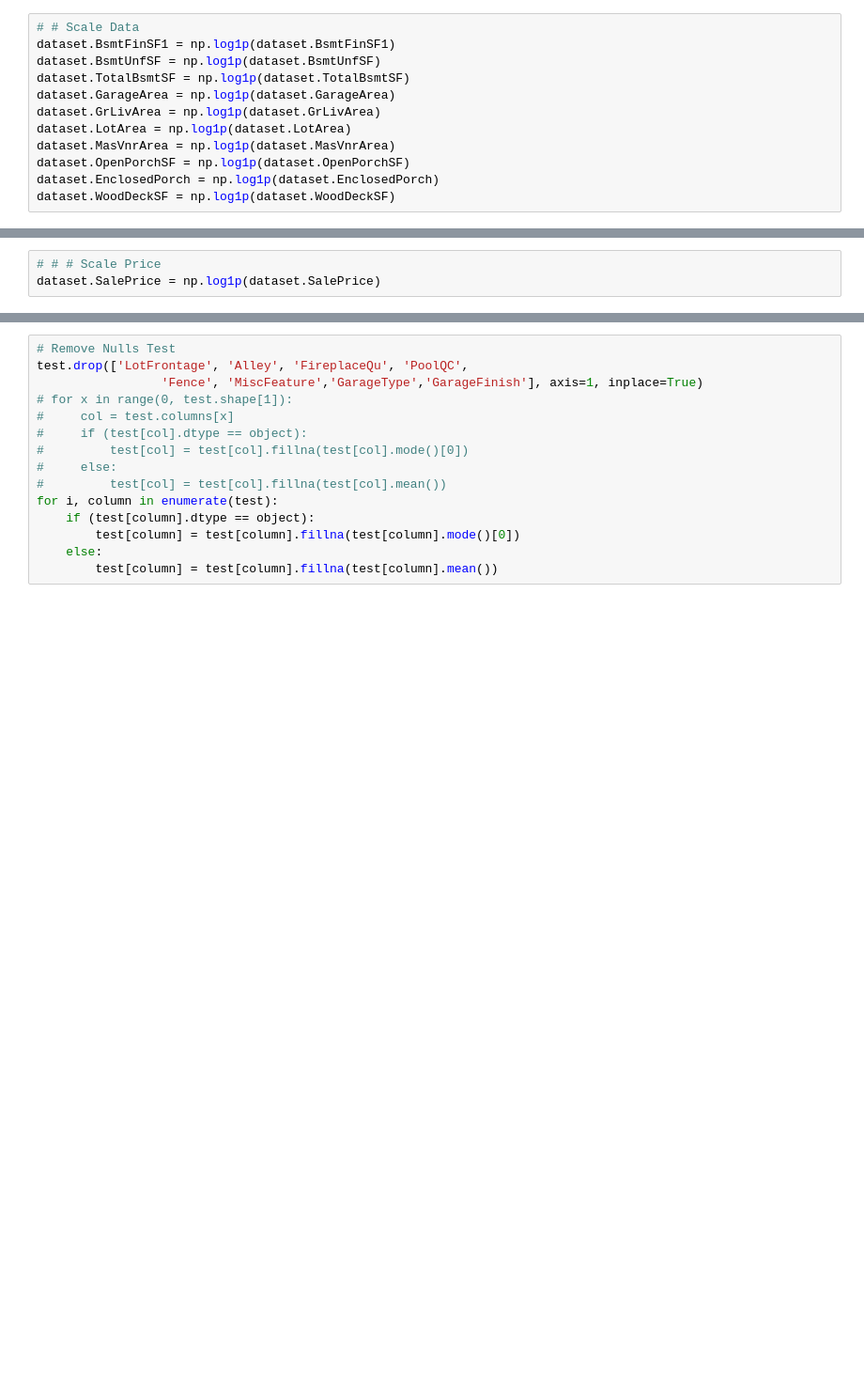
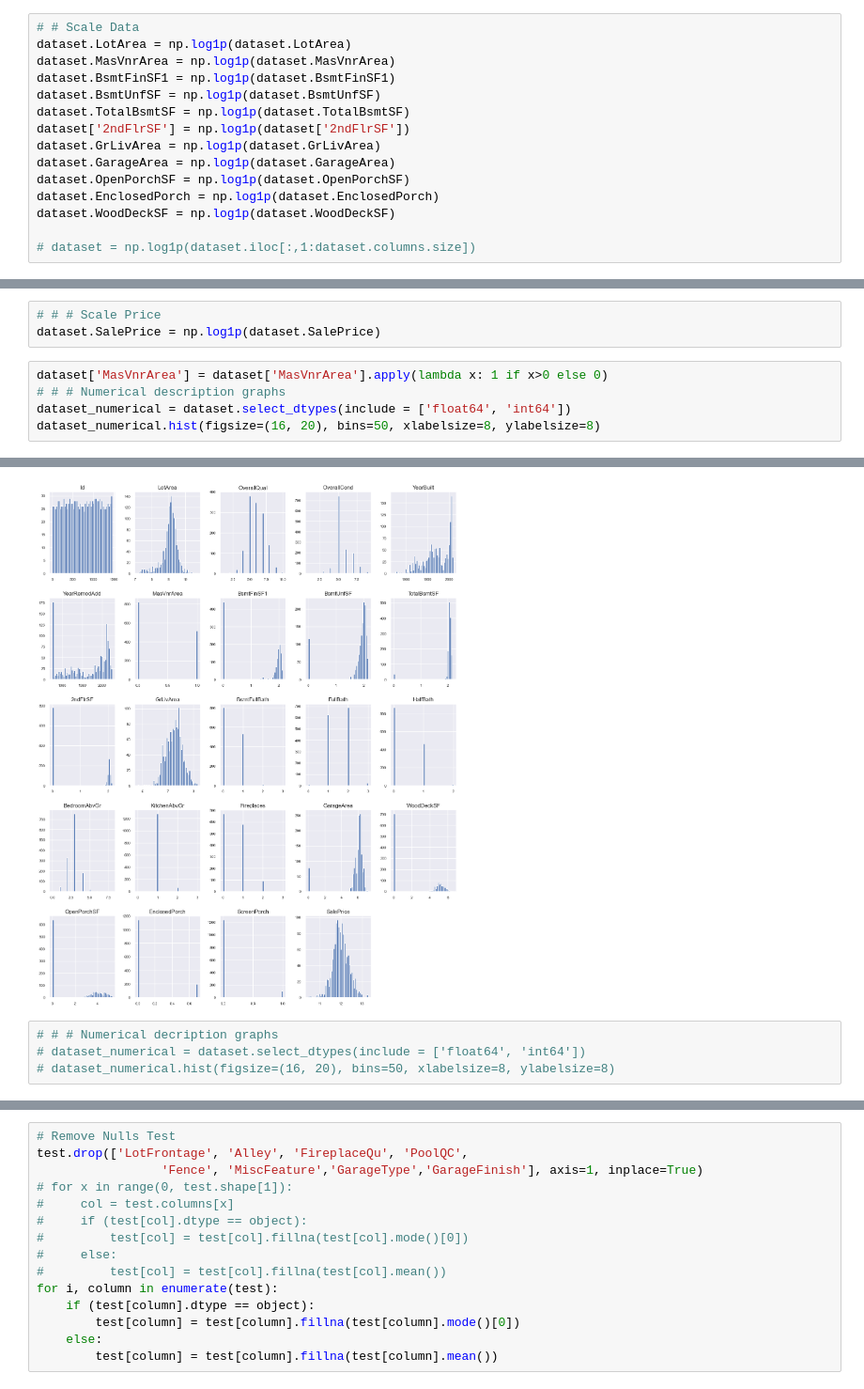
Before and after one commit to stytSofo/HousePricesPredictor, a Jupyter notebook: Predictor.ipynb, the cells around one changed output, grey strips where cells are left out. Shown at 94% size. Drawn from its saved outputs; the diff is of its cells as text; blank space fills up the shorter version.

```diff
--- a/Predictor.ipynb
+++ b/Predictor.ipynb
@@ -295,15 +409,18 @@ dataset
 # %%
 # # Scale Data
+dataset.LotArea = np.log1p(dataset.LotArea)
+dataset.MasVnrArea = np.log1p(dataset.MasVnrArea)
 dataset.BsmtFinSF1 = np.log1p(dataset.BsmtFinSF1)
 dataset.BsmtUnfSF = np.log1p(dataset.BsmtUnfSF)
 dataset.TotalBsmtSF = np.log1p(dataset.TotalBsmtSF)
+dataset['2ndFlrSF'] = np.log1p(dataset['2ndFlrSF'])
+dataset.GrLivArea = np.log1p(dataset.GrLivArea)
 dataset.GarageArea = np.log1p(dataset.GarageArea)
-dataset.GrLivArea = np.log1p(dataset.GrLivArea)
-dataset.LotArea = np.log1p(dataset.LotArea)
-dataset.MasVnrArea = np.log1p(dataset.MasVnrArea)
 dataset.OpenPorchSF = np.log1p(dataset.OpenPorchSF)
 dataset.EnclosedPorch = np.log1p(dataset.EnclosedPorch)
 dataset.WoodDeckSF = np.log1p(dataset.WoodDeckSF)
+
+# dataset = np.log1p(dataset.iloc[:,1:dataset.columns.size])
 # %%
 pd.set_option('display.max_columns',None)
 dataset
@@ -324,3 +441,9 @@ dataset
 # %%
 # # # Scale Price
 dataset.SalePrice = np.log1p(dataset.SalePrice)
+# %%
+dataset['MasVnrArea'] = dataset['MasVnrArea'].apply(lambda x: 1 if x>0 else 0)
+# # # Numerical description graphs
+dataset_numerical = dataset.select_dtypes(include = ['float64', 'int64'])
+dataset_numerical.hist(figsize=(16, 20), bins=50, xlabelsize=8, ylabelsize=8)
+# %% [output]
@@ -327 +467,6 @@ dataset.SalePrice = np.log1p(dataset.SalePrice)
+[figure, added]
+# %%
+# # # Numerical decription graphs
+# dataset_numerical = dataset.select_dtypes(include = ['float64', 'int64'])
+# dataset_numerical.hist(figsize=(16, 20), bins=50, xlabelsize=8, ylabelsize=8)
 # %%
```
Also changed, not shown: parts of 43 cells of this notebook, 7 other files.
